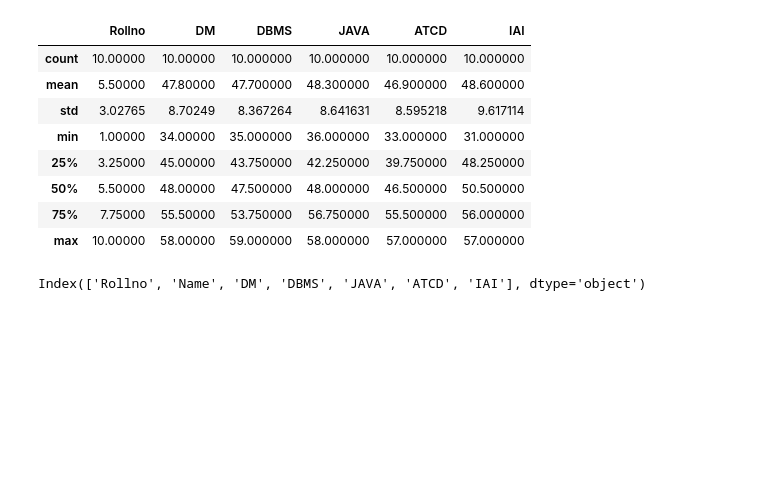
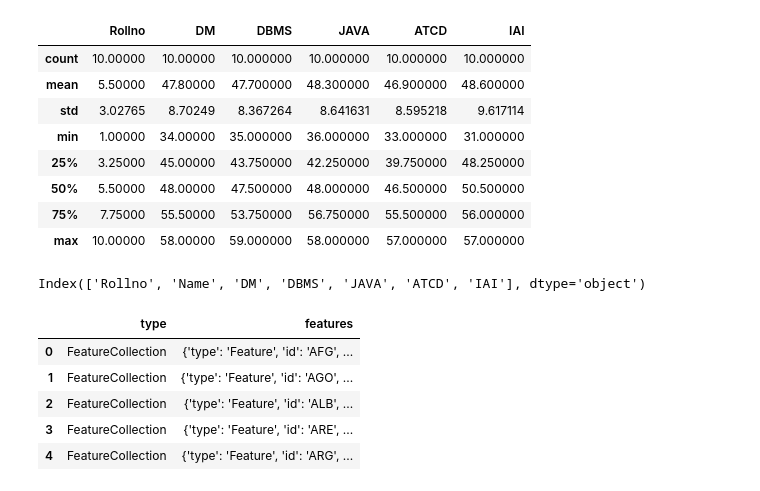
Before and after one commit to esnakaridharanioffical-lgtm/ML_LAB_2026-27, a Jupyter notebook: pandas.ipynb, the cells around one changed output. Cells and saved outputs as stored; diff of their text form; code cells hidden in the pictures; blank space fills up the shorter version.

```diff
--- a/pandas.ipynb
+++ b/pandas.ipynb
@@ -105,3 +107,14 @@ df.describe()
 df.columns
 # %% [output]
 Index(['Rollno', 'Name', 'DM', 'DBMS', 'JAVA', 'ATCD', 'IAI'], dtype='object')
+# %%
+df=pd.read_json("/content/countries.geo.json")
+# %%
+df.head()
+# %% [output]
+|  | type | features |
+| 0 | FeatureCollection | {'type': 'Feature', 'id': 'AFG', ... |
+| 1 | FeatureCollection | {'type': 'Feature', 'id': 'AGO', ... |
+| 2 | FeatureCollection | {'type': 'Feature', 'id': 'ALB', ... |
+| 3 | FeatureCollection | {'type': 'Feature', 'id': 'ARE', ... |
+| 4 | FeatureCollection | {'type': 'Feature', 'id': 'ARG', ... |
```
Also changed, not shown: parts of 5 cells of this notebook.
